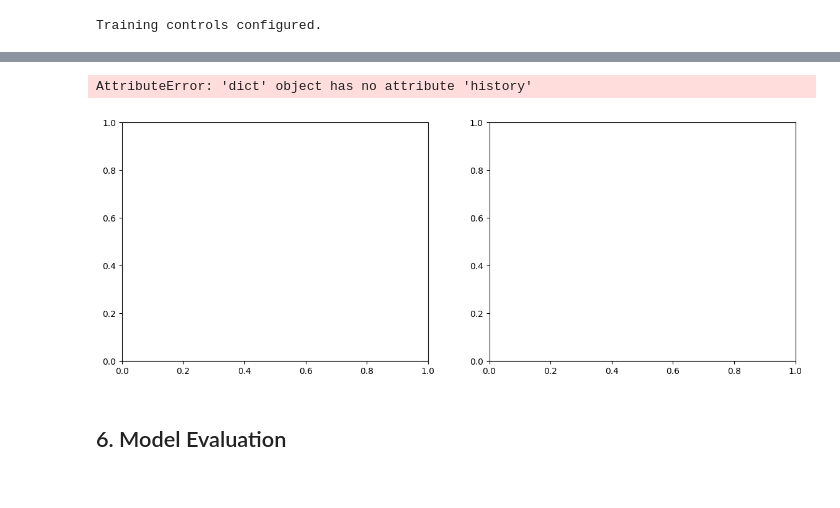
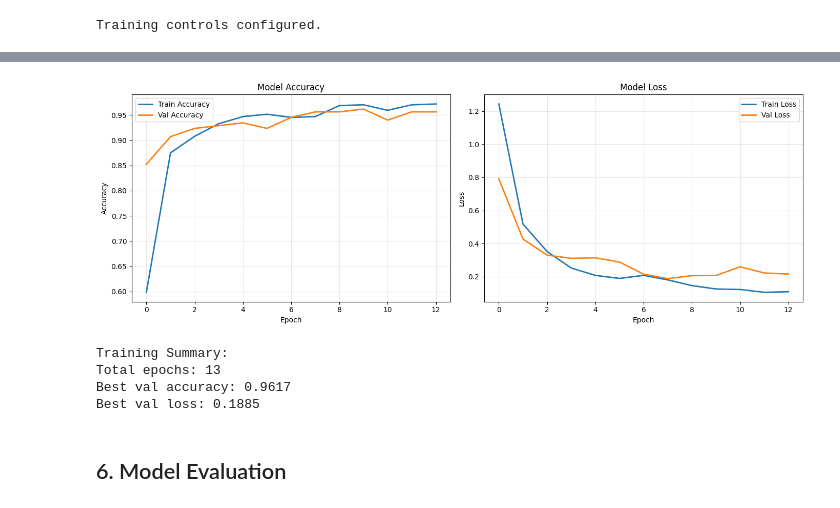
Before and after one commit to IvanBallesteros/TFM, a Jupyter notebook: baseline.ipynb, the cells around one changed output, grey strips where cells are left out. Cells and saved outputs as stored; diff of their text form; code cells hidden in the pictures.

```diff
--- a/baseline.ipynb
+++ b/baseline.ipynb
@@ -437,35 +462,38 @@ Restored best model weights.
 # %%
 # Plot training history
 fig, axes = plt.subplots(1, 2, figsize=(14, 5))
 
 # Accuracy
-axes[0].plot(history.history['accuracy'], label='Train Accuracy', linewidth=2)
-axes[0].plot(history.history['val_accuracy'], label='Val Accuracy', linewidth=2)
+axes[0].plot(history['accuracy'], label='Train Accuracy', linewidth=2)
+axes[0].plot(history['val_accuracy'], label='Val Accuracy', linewidth=2)
 axes[0].set_xlabel('Epoch')
 axes[0].set_ylabel('Accuracy')
 axes[0].set_title('Model Accuracy')
 axes[0].legend()
 axes[0].grid(True, alpha=0.3)
 
 # Loss
-axes[1].plot(history.history['loss'], label='Train Loss', linewidth=2)
-axes[1].plot(history.history['val_loss'], label='Val Loss', linewidth=2)
+axes[1].plot(history['loss'], label='Train Loss', linewidth=2)
+axes[1].plot(history['val_loss'], label='Val Loss', linewidth=2)
 axes[1].set_xlabel('Epoch')
 axes[1].set_ylabel('Loss')
 axes[1].set_title('Model Loss')
 axes[1].legend()
 axes[1].grid(True, alpha=0.3)
 
 plt.tight_layout()
 plt.show()
 
 print(f"\nTraining Summary:")
-print(f"Total epochs: {len(history.history['loss'])}")
-print(f"Best val accuracy: {max(history.history['val_accuracy']):.4f}")
-print(f"Best val loss: {min(history.history['val_loss']):.4f}")
+print(f"Total epochs: {len(history['loss'])}")
+print(f"Best val accuracy: {max(history['val_accuracy']):.4f}")
+print(f"Best val loss: {min(history['val_loss']):.4f}")
 # %% [output]
+[figure, new version]
-AttributeError: 'dict' object has no attribute 'history'
+Training Summary:
+Total epochs: 13
+Best val accuracy: 0.9617
+Best val loss: 0.1885
-[figure, old version]
 # %% [markdown]
 ## 6. Model Evaluation
 # %%
```
Also changed, not shown: parts of 12 cells of this notebook, 2 other files.
